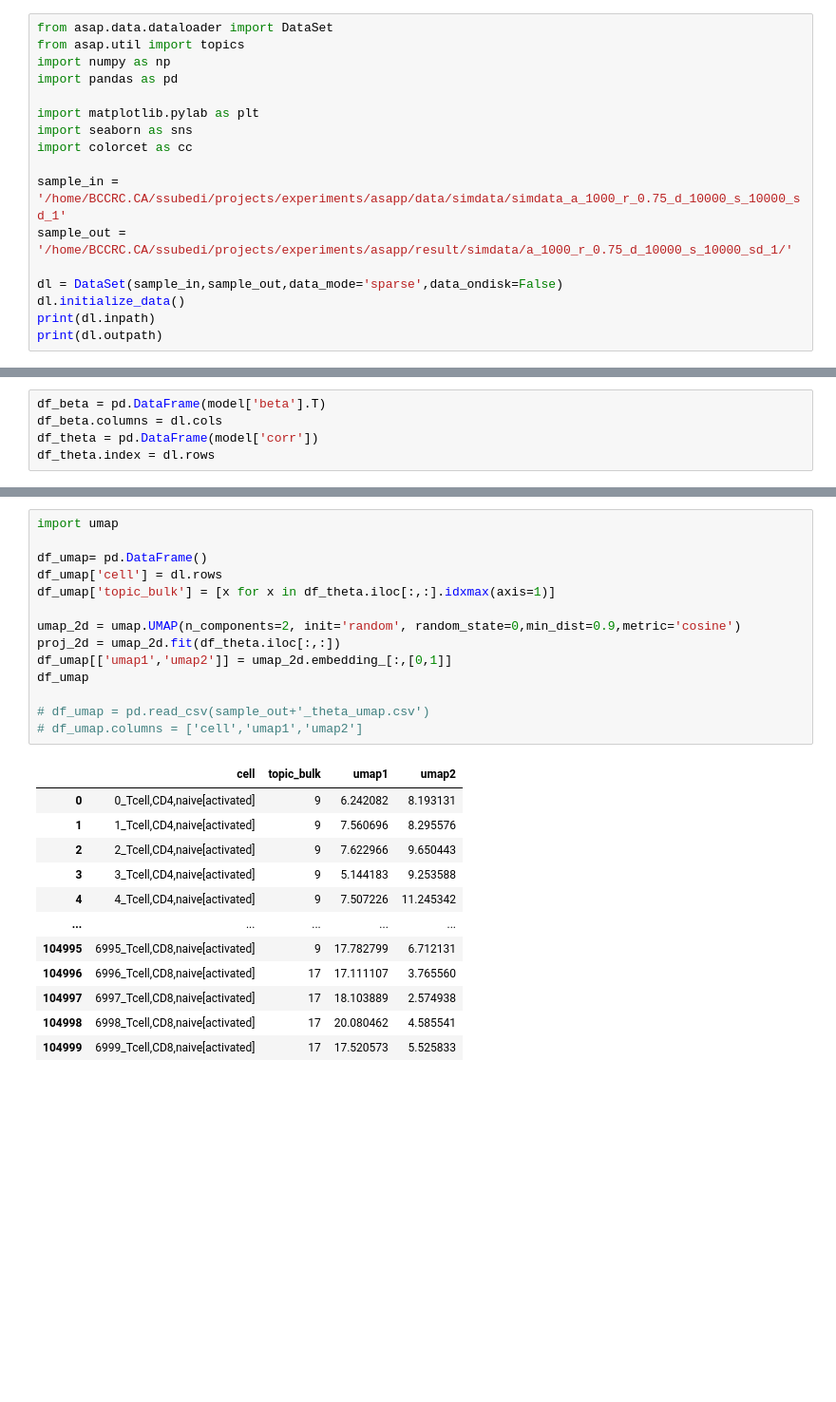
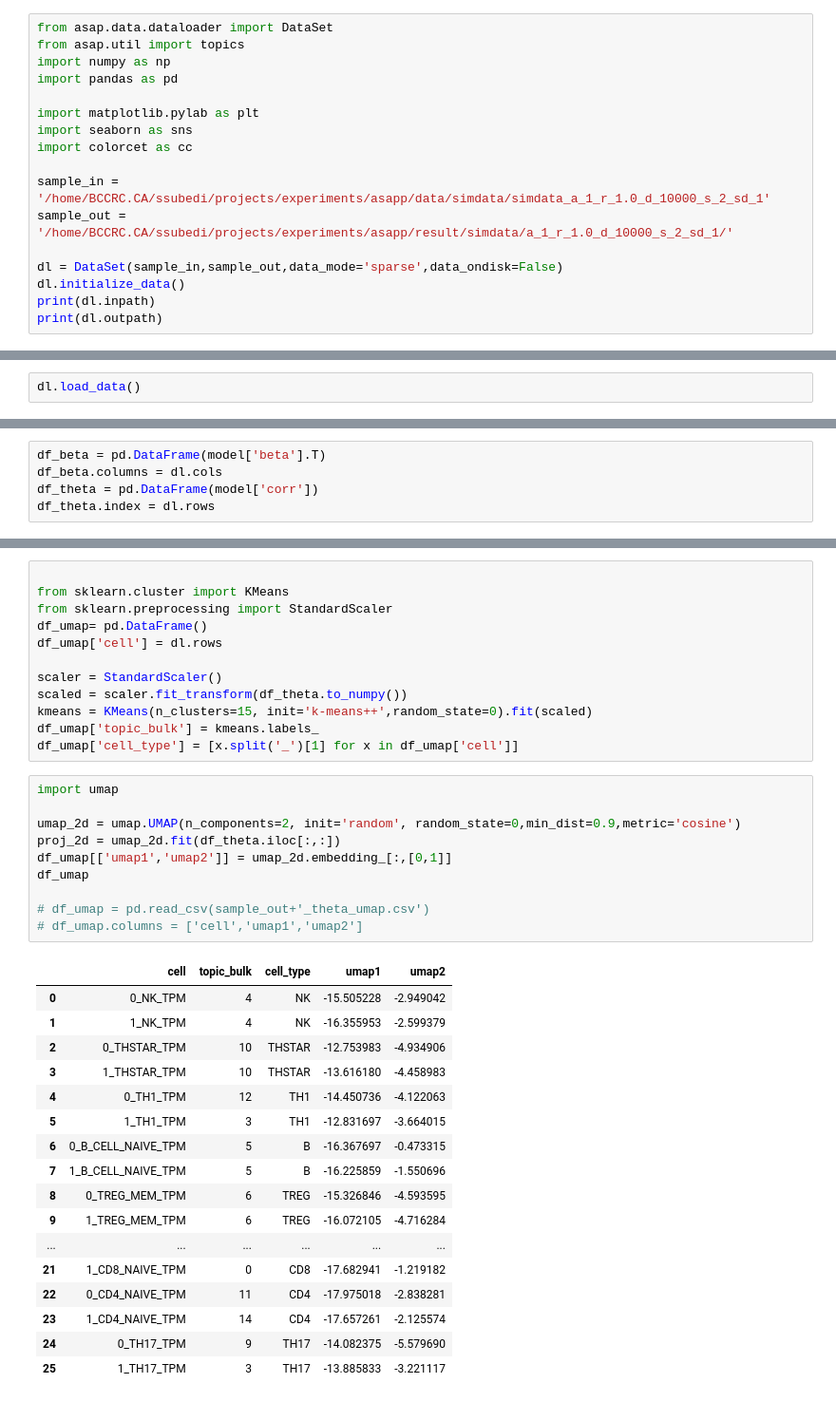
Before and after one commit to causalpathlab/asapp, a Jupyter notebook: examples/1_sc_sim_data_dc.ipynb, the cells around one changed output, grey strips where cells are left out. Shown at 95% size. Cells and saved outputs as stored; diff of their text form; blank space fills up the shorter version.

```diff
--- a/examples/1_sc_sim_data_dc.ipynb
+++ b/examples/1_sc_sim_data_dc.ipynb
@@ -8,8 +8,8 @@ import matplotlib.pylab as plt
 import seaborn as sns
 import colorcet as cc
 
-sample_in = '/home/BCCRC.CA/ssubedi/projects/experiments/asapp/data/simdata/simdata_a_1000_r_0.75_d_10000_s_10000_sd_1'
-sample_out = '/home/BCCRC.CA/ssubedi/projects/experiments/asapp/result/simdata/a_1000_r_0.75_d_10000_s_10000_sd_1/'
+sample_in = '/home/BCCRC.CA/ssubedi/projects/experiments/asapp/data/simdata/simdata_a_1_r_1.0_d_10000_s_2_sd_1'
+sample_out = '/home/BCCRC.CA/ssubedi/projects/experiments/asapp/result/simdata/a_1_r_1.0_d_10000_s_2_sd_1/'
 
 dl = DataSet(sample_in,sample_out,data_mode='sparse',data_ondisk=False)
 dl.initialize_data()
@@ -20,0 +21,2 @@ print(dl.outpath)
+# %%
+dl.load_data()
@@ -55,27 +66,40 @@ sns.clustermap(df_top.T,cmap='viridis')
+# %%
+
+from sklearn.cluster import KMeans
+from sklearn.preprocessing import StandardScaler
+df_umap= pd.DataFrame()
+df_umap['cell'] = dl.rows
+
+scaler = StandardScaler()
+scaled = scaler.fit_transform(df_theta.to_numpy())
+kmeans = KMeans(n_clusters=15, init='k-means++',random_state=0).fit(scaled)
+df_umap['topic_bulk'] = kmeans.labels_
+df_umap['cell_type'] = [x.split('_')[1] for x in df_umap['cell']]
 # %%
 import umap
-
-df_umap= pd.DataFrame()
-df_umap['cell'] = dl.rows
-df_umap['topic_bulk'] = [x for x in df_theta.iloc[:,:].idxmax(axis=1)]
 
 umap_2d = umap.UMAP(n_components=2, init='random', random_state=0,min_dist=0.9,metric='cosine')
 proj_2d = umap_2d.fit(df_theta.iloc[:,:])
 df_umap[['umap1','umap2']] = umap_2d.embedding_[:,[0,1]]
 df_umap
 
 # df_umap = pd.read_csv(sample_out+'_theta_umap.csv')
 # df_umap.columns = ['cell','umap1','umap2']
 # %% [output]
-|  | cell | topic_bulk | umap1 | umap2 |
-| 0 | 0_Tcell,CD4,naive[activated] | 9 | 6.242082 | 8.193131 |
-| 1 | 1_Tcell,CD4,naive[activated] | 9 | 7.560696 | 8.295576 |
-| 2 | 2_Tcell,CD4,naive[activated] | 9 | 7.622966 | 9.650443 |
-| 3 | 3_Tcell,CD4,naive[activated] | 9 | 5.144183 | 9.253588 |
-| 4 | 4_Tcell,CD4,naive[activated] | 9 | 7.507226 | 11.245342 |
-| ... | ... | ... | ... | ... |
-| 104995 | 6995_Tcell,CD8,naive[activated] | 9 | 17.782799 | 6.712131 |
-| 104996 | 6996_Tcell,CD8,naive[activated] | 17 | 17.111107 | 3.765560 |
-| 104997 | 6997_Tcell,CD8,naive[activated] | 17 | 18.103889 | 2.574938 |
-| 104998 | 6998_Tcell,CD8,naive[activated] | 17 | 20.080462 | 4.585541 |
-| 104999 | 6999_Tcell,CD8,naive[activated] | 17 | 17.520573 | 5.525833 |
+|  | cell | topic_bulk | cell_type | umap1 | umap2 |
+| 0 | 0_NK_TPM | 4 | NK | -15.505228 | -2.949042 |
+| 1 | 1_NK_TPM | 4 | NK | -16.355953 | -2.599379 |
+| 2 | 0_THSTAR_TPM | 10 | THSTAR | -12.753983 | -4.934906 |
+| 3 | 1_THSTAR_TPM | 10 | THSTAR | -13.616180 | -4.458983 |
+| 4 | 0_TH1_TPM | 12 | TH1 | -14.450736 | -4.122063 |
+| 5 | 1_TH1_TPM | 3 | TH1 | -12.831697 | -3.664015 |
+| 6 | 0_B_CELL_NAIVE_TPM | 5 | B | -16.367697 | -0.473315 |
+| 7 | 1_B_CELL_NAIVE_TPM | 5 | B | -16.225859 | -1.550696 |
+| 8 | 0_TREG_MEM_TPM | 6 | TREG | -15.326846 | -4.593595 |
+| 9 | 1_TREG_MEM_TPM | 6 | TREG | -16.072105 | -4.716284 |
+| ... | ... | ... | ... | ... | ... |
+| 21 | 1_CD8_NAIVE_TPM | 0 | CD8 | -17.682941 | -1.219182 |
+| 22 | 0_CD4_NAIVE_TPM | 11 | CD4 | -17.975018 | -2.838281 |
+| 23 | 1_CD4_NAIVE_TPM | 14 | CD4 | -17.657261 | -2.125574 |
+| 24 | 0_TH17_TPM | 9 | TH17 | -14.082375 | -5.579690 |
+| 25 | 1_TH17_TPM | 3 | TH17 | -13.885833 | -3.221117 |
```
Also changed, not shown: parts of 26 cells of this notebook, 12 other files.
